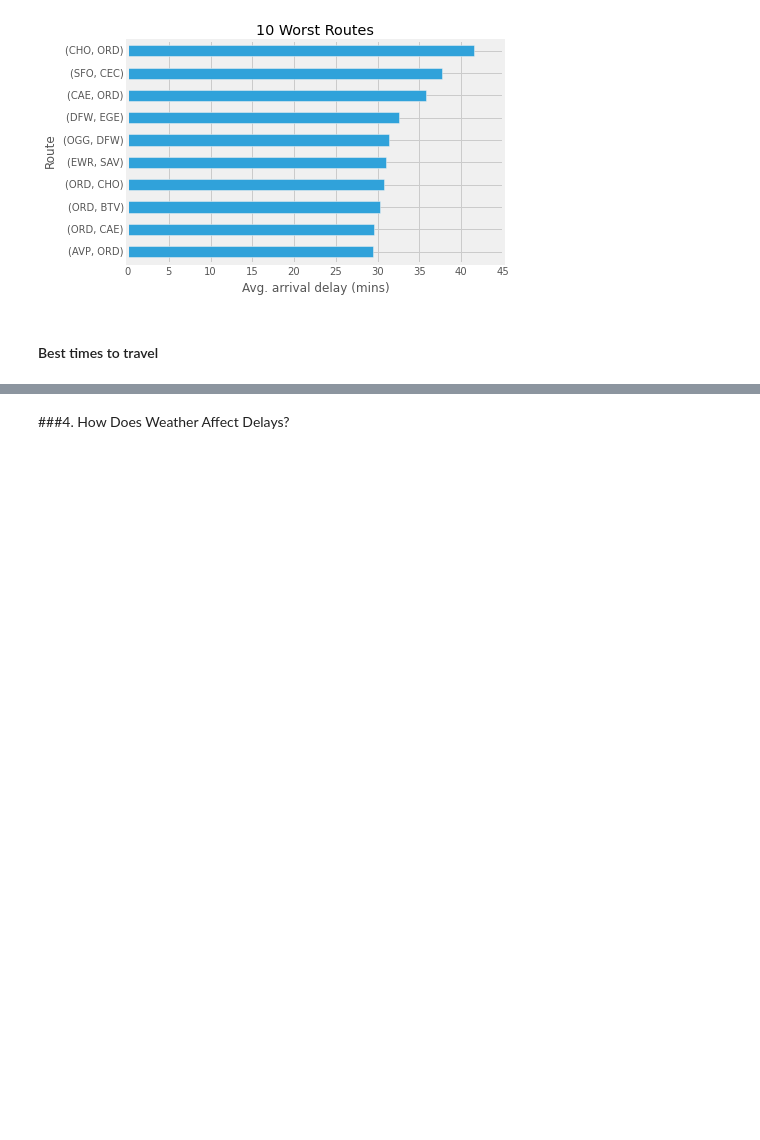
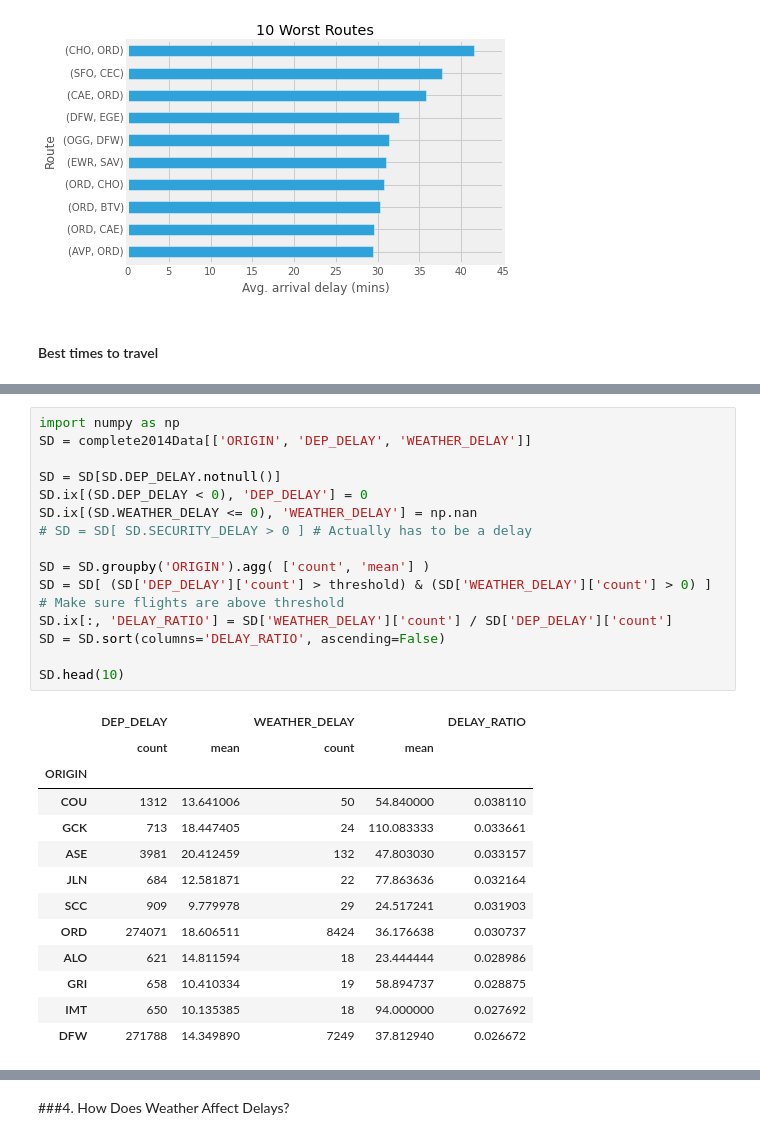
Before and after one commit to LeonhardFS/flightbbq, a Jupyter notebook: 03_DataExploration.ipynb, the cells around one changed output, grey strips where cells are left out. Saved outputs shown, nothing was run; the diff lists cells and outputs as text; blank space fills up the shorter version.

Commit message:
Update data exploration

```diff
--- a/03_DataExploration.ipynb
+++ b/03_DataExploration.ipynb
@@ -190,0 +213,29 @@ ax.set_title('Delay by hour')
+# %%
+import numpy as np
+SD = complete2014Data[['ORIGIN', 'DEP_DELAY', 'WEATHER_DELAY']]
+
+SD = SD[SD.DEP_DELAY.notnull()]
+SD.ix[(SD.DEP_DELAY < 0), 'DEP_DELAY'] = 0
+SD.ix[(SD.WEATHER_DELAY <= 0), 'WEATHER_DELAY'] = np.nan
+# SD = SD[ SD.SECURITY_DELAY > 0 ] # Actually has to be a delay
+
+SD = SD.groupby('ORIGIN').agg( ['count', 'mean'] )
+SD = SD[ (SD['DEP_DELAY']['count'] > threshold) & (SD['WEATHER_DELAY']['count'] > 0) ] # Make sure flights are above threshold
+SD.ix[:, 'DELAY_RATIO'] = SD['WEATHER_DELAY']['count'] / SD['DEP_DELAY']['count']
+SD = SD.sort(columns='DELAY_RATIO', ascending=False)
+
+SD.head(10)
+# %% [output]
+|  | DEP_DELAY |  | WEATHER_DELAY |  | DELAY_RATIO |
+|  | count | mean | count | mean |  |
+| ORIGIN |  |  |  |  |  |
+| COU | 1312 | 13.641006 | 50 | 54.840000 | 0.038110 |
+| GCK | 713 | 18.447405 | 24 | 110.083333 | 0.033661 |
+| ASE | 3981 | 20.412459 | 132 | 47.803030 | 0.033157 |
+| JLN | 684 | 12.581871 | 22 | 77.863636 | 0.032164 |
+| SCC | 909 | 9.779978 | 29 | 24.517241 | 0.031903 |
+| ORD | 274071 | 18.606511 | 8424 | 36.176638 | 0.030737 |
+| ALO | 621 | 14.811594 | 18 | 23.444444 | 0.028986 |
+| GRI | 658 | 10.410334 | 19 | 58.894737 | 0.028875 |
+| IMT | 650 | 10.135385 | 18 | 94.000000 | 0.027692 |
+| DFW | 271788 | 14.349890 | 7249 | 37.812940 | 0.026672 |
```
Also changed, not shown: parts of 6 cells of this notebook.
